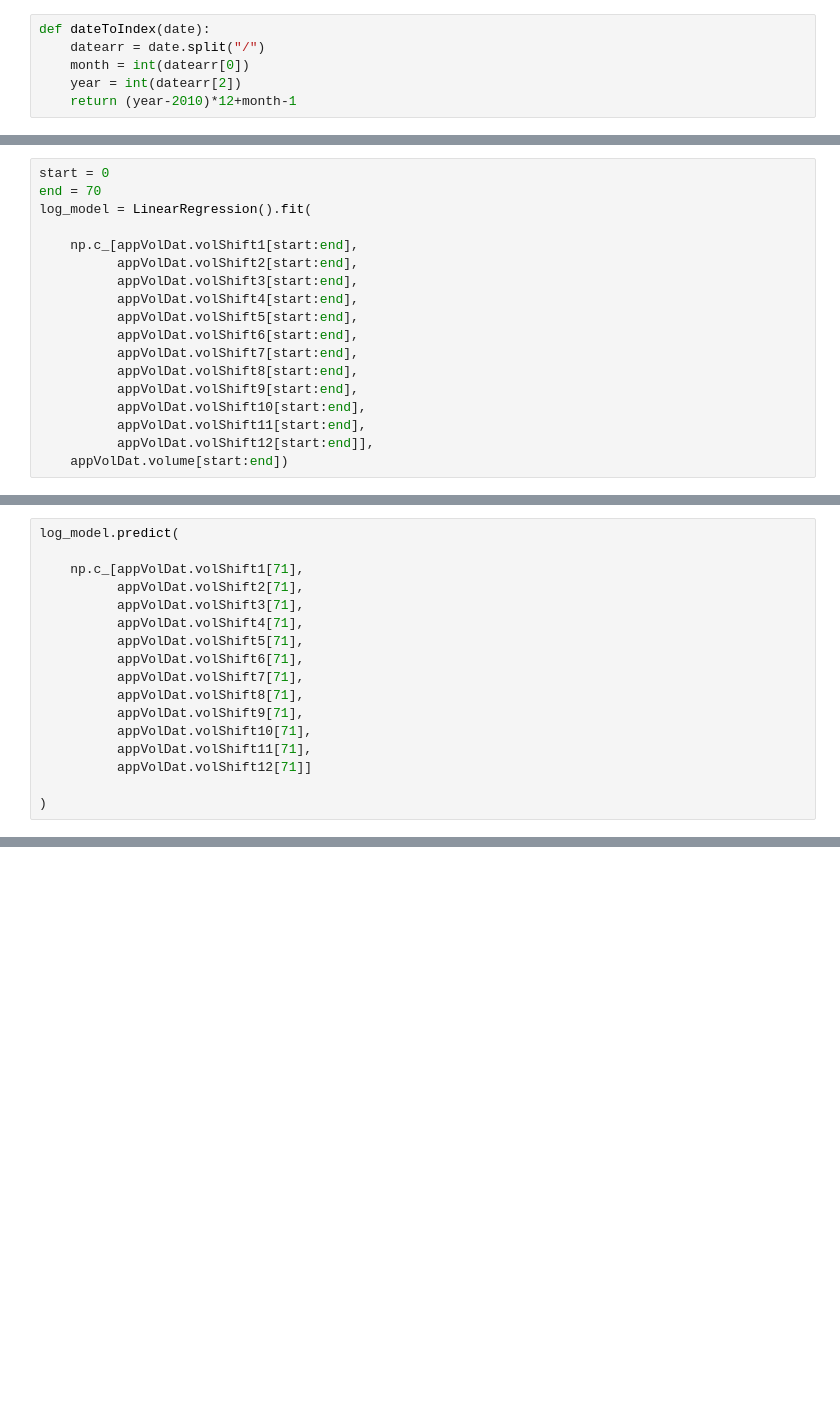
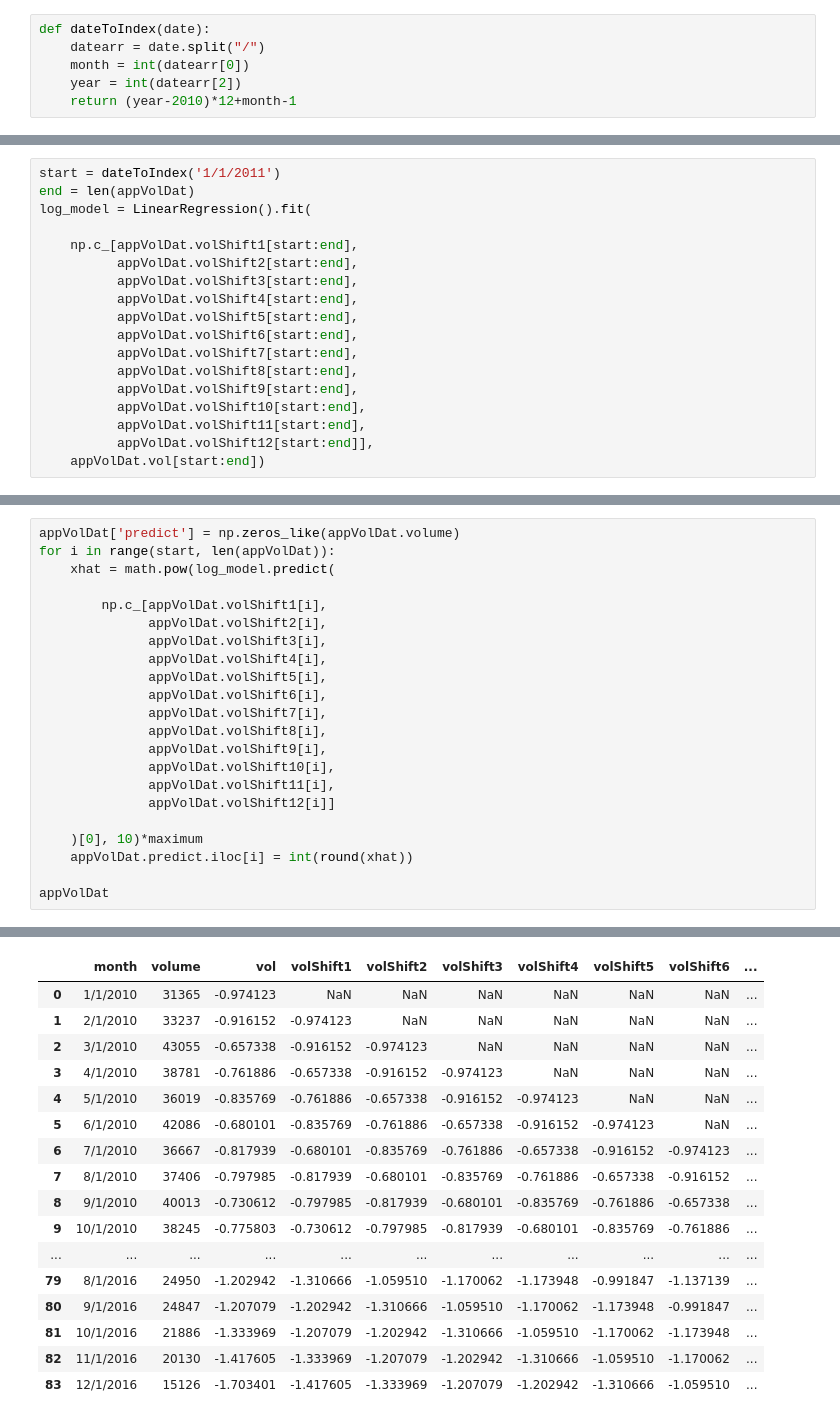
Before and after one commit to vishnurmurthy/uspto, a Jupyter notebook: baseline.ipynb, the cells around one changed output, grey strips where cells are left out. Drawn from its saved outputs; the diff is of its cells as text; blank space fills up the shorter version.

```diff
--- a/baseline.ipynb
+++ b/baseline.ipynb
@@ -65,6 +66,6 @@ appVolDat
 # %%
-start = 0
-end = 70
+start = dateToIndex('1/1/2011')
+end = len(appVolDat)
 log_model = LinearRegression().fit(
 
     np.c_[appVolDat.volShift1[start:end],
@@ -79,7 +80,7 @@ log_model = LinearRegression().fit(
           appVolDat.volShift10[start:end],
           appVolDat.volShift11[start:end],
           appVolDat.volShift12[start:end]],
-    appVolDat.volume[start:end])
+    appVolDat.vol[start:end])
 # %%
 log_model.coef_
 # %% [output]
@@ -89,18 +90,23 @@ array([ 0.0418971 ,  0.07813302,  0.19704589,  0.02119685,  0.08034048,
 # %%
-log_model.predict(
+appVolDat['predict'] = np.zeros_like(appVolDat.volume)
+for i in range(start, len(appVolDat)):
+    xhat = math.pow(log_model.predict(
 
-    np.c_[appVolDat.volShift1[71],
-          appVolDat.volShift2[71],
-          appVolDat.volShift3[71],
-          appVolDat.volShift4[71],
-          appVolDat.volShift5[71],
-          appVolDat.volShift6[71],
-          appVolDat.volShift7[71],
-          appVolDat.volShift8[71],
-          appVolDat.volShift9[71],
-          appVolDat.volShift10[71],
-          appVolDat.volShift11[71],
-          appVolDat.volShift12[71]]
+        np.c_[appVolDat.volShift1[i],
+              appVolDat.volShift2[i],
+              appVolDat.volShift3[i],
+              appVolDat.volShift4[i],
+              appVolDat.volShift5[i],
+              appVolDat.volShift6[i],
+              appVolDat.volShift7[i],
+              appVolDat.volShift8[i],
+              appVolDat.volShift9[i],
+              appVolDat.volShift10[i],
+              appVolDat.volShift11[i],
+              appVolDat.volShift12[i]]
 
-)
+    )[0], 10)*maximum
+    appVolDat.predict.iloc[i] = int(round(xhat))
+
+appVolDat
 # %% [output]
@@ -107,0 +117,17 @@ array([-0.91873609])
+|  | month | volume | vol | volShift1 | volShift2 | volShift3 | volShift4 | volShift5 | volShift6 | ... |
+| 0 | 1/1/2010 | 31365 | -0.974123 | NaN | NaN | NaN | NaN | NaN | NaN | ... |
+| 1 | 2/1/2010 | 33237 | -0.916152 | -0.974123 | NaN | NaN | NaN | NaN | NaN | ... |
+| 2 | 3/1/2010 | 43055 | -0.657338 | -0.916152 | -0.974123 | NaN | NaN | NaN | NaN | ... |
+| 3 | 4/1/2010 | 38781 | -0.761886 | -0.657338 | -0.916152 | -0.974123 | NaN | NaN | NaN | ... |
+| 4 | 5/1/2010 | 36019 | -0.835769 | -0.761886 | -0.657338 | -0.916152 | -0.974123 | NaN | NaN | ... |
+| 5 | 6/1/2010 | 42086 | -0.680101 | -0.835769 | -0.761886 | -0.657338 | -0.916152 | -0.974123 | NaN | ... |
+| 6 | 7/1/2010 | 36667 | -0.817939 | -0.680101 | -0.835769 | -0.761886 | -0.657338 | -0.916152 | -0.974123 | ... |
+| 7 | 8/1/2010 | 37406 | -0.797985 | -0.817939 | -0.680101 | -0.835769 | -0.761886 | -0.657338 | -0.916152 | ... |
+| 8 | 9/1/2010 | 40013 | -0.730612 | -0.797985 | -0.817939 | -0.680101 | -0.835769 | -0.761886 | -0.657338 | ... |
+| 9 | 10/1/2010 | 38245 | -0.775803 | -0.730612 | -0.797985 | -0.817939 | -0.680101 | -0.835769 | -0.761886 | ... |
+| ... | ... | ... | ... | ... | ... | ... | ... | ... | ... | ... |
+| 79 | 8/1/2016 | 24950 | -1.202942 | -1.310666 | -1.059510 | -1.170062 | -1.173948 | -0.991847 | -1.137139 | ... |
+| 80 | 9/1/2016 | 24847 | -1.207079 | -1.202942 | -1.310666 | -1.059510 | -1.170062 | -1.173948 | -0.991847 | ... |
+| 81 | 10/1/2016 | 21886 | -1.333969 | -1.207079 | -1.202942 | -1.310666 | -1.059510 | -1.170062 | -1.173948 | ... |
+| 82 | 11/1/2016 | 20130 | -1.417605 | -1.333969 | -1.207079 | -1.202942 | -1.310666 | -1.059510 | -1.170062 | ... |
+| 83 | 12/1/2016 | 15126 | -1.703401 | -1.417605 | -1.333969 | -1.207079 | -1.202942 | -1.310666 | -1.059510 | ... |
```
Also changed, not shown: parts of 7 cells of this notebook.
